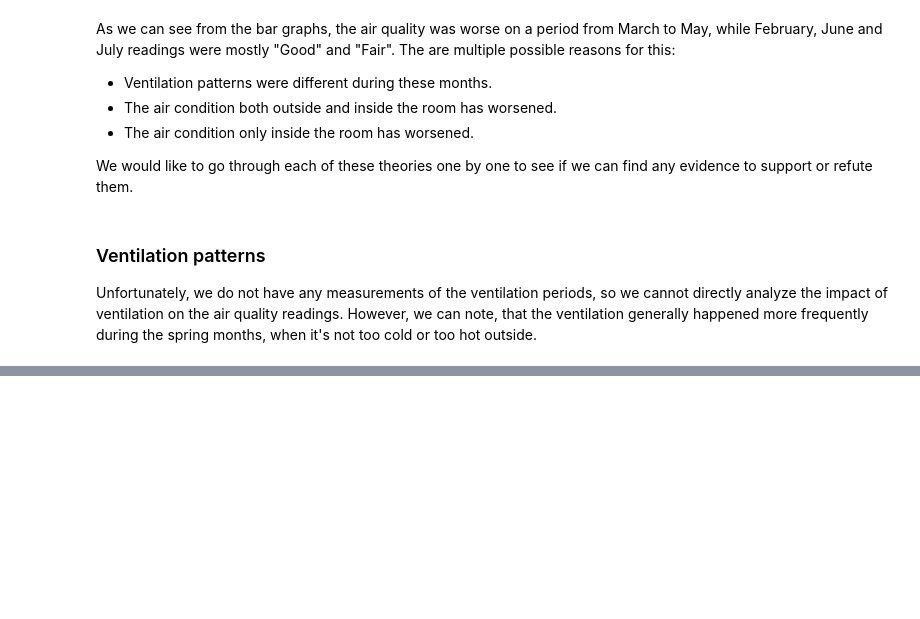
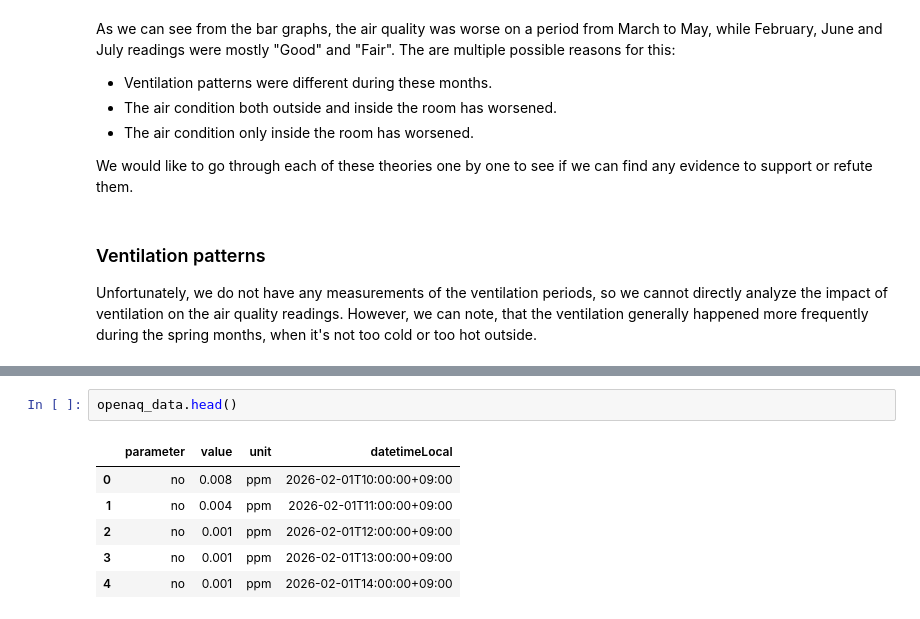
Before and after one commit to SirSerow/esp32-air-quality-sensor, a Jupyter notebook: data-processing/dataset_exploation.ipynb, the cells around one changed output, grey strips where cells are left out. Drawn from its saved outputs; the diff is of its cells as text; blank space fills up the shorter version.

```diff
--- a/data-processing/dataset_exploation.ipynb
+++ b/data-processing/dataset_exploation.ipynb
@@ -683,0 +708,9 @@ There are multiple sources of air quality data available for Yokohama city, Japa
+# %%
+openaq_data.head()
+# %% [output]
+|  | parameter | value | unit | datetimeLocal |
+| 0 | no | 0.008 | ppm | 2026-02-01T10:00:00+09:00 |
+| 1 | no | 0.004 | ppm | 2026-02-01T11:00:00+09:00 |
+| 2 | no | 0.001 | ppm | 2026-02-01T12:00:00+09:00 |
+| 3 | no | 0.001 | ppm | 2026-02-01T13:00:00+09:00 |
+| 4 | no | 0.001 | ppm | 2026-02-01T14:00:00+09:00 |
```
Also changed, not shown: parts of 9 cells of this notebook.
